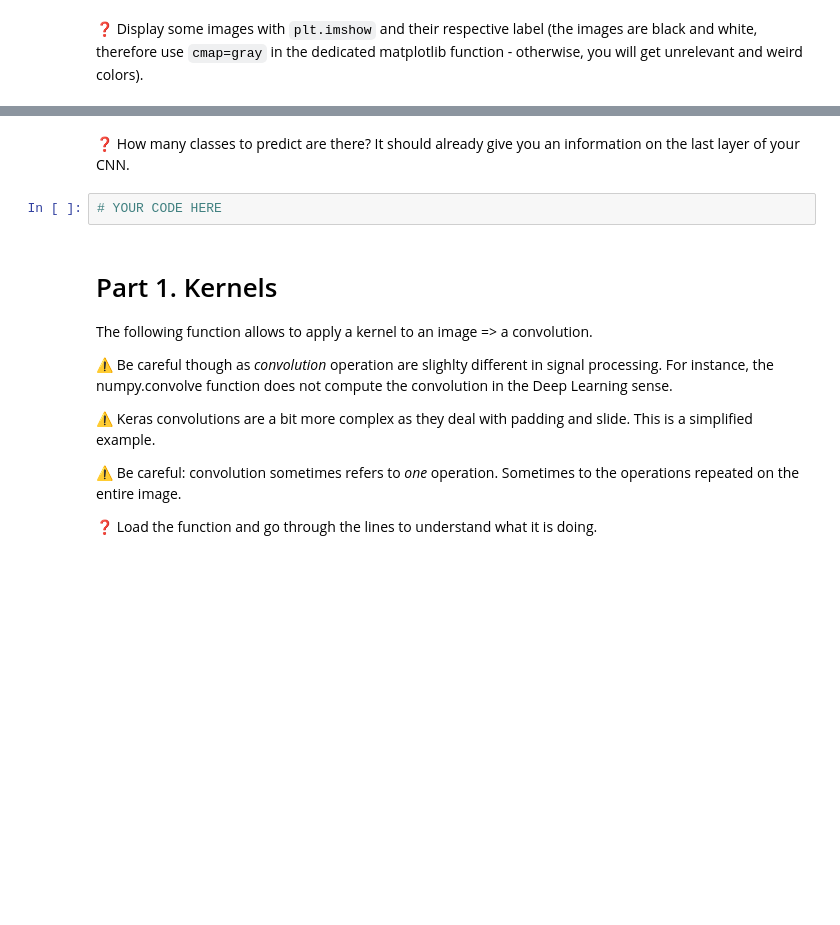
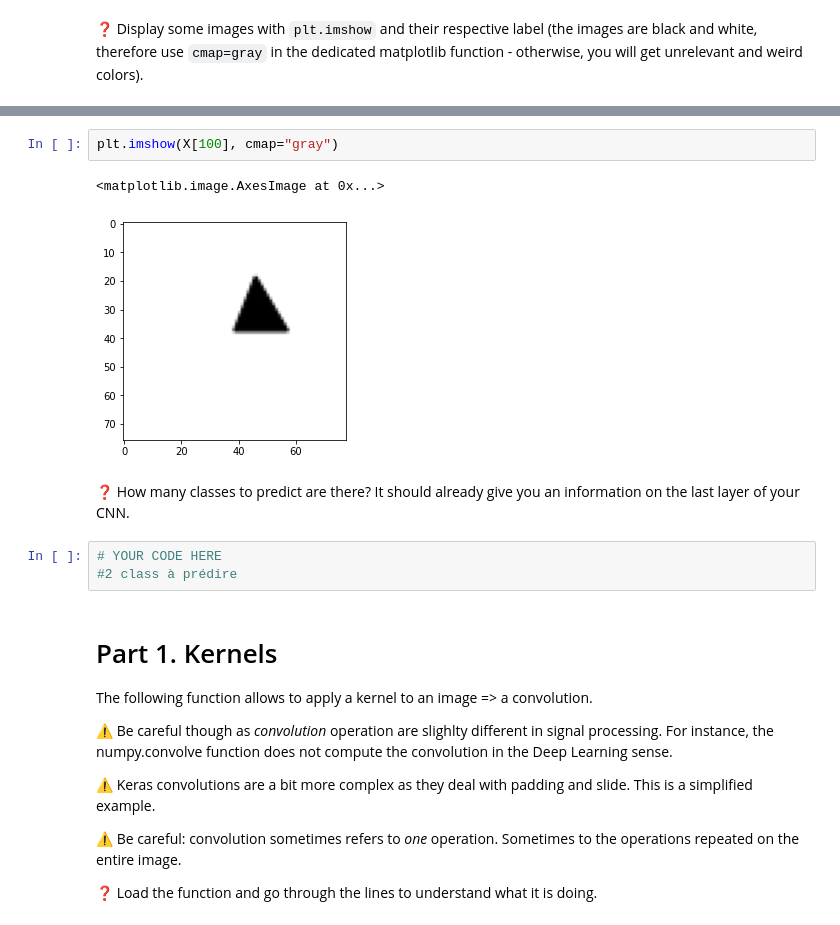
Before and after one commit to selmalopez/data-challenges, a Jupyter notebook: 06-Deep-Learning/03-Convolutional-Neural-Networks/02-Intuition-on-Convolutions/intuitions_on_convolutions.ipynb, the cells around one changed output, grey strips where cells are left out. Cells and saved outputs as stored; diff of their text form; blank space fills up the shorter version.

```diff
--- a/06-Deep-Learning/03-Convolutional-Neural-Networks/02-Intuition-on-Convolutions/intuitions_on_convolutions.ipynb
+++ b/06-Deep-Learning/03-Convolutional-Neural-Networks/02-Intuition-on-Convolutions/intuitions_on_convolutions.ipynb
@@ -81,7 +93,13 @@ have 3 channels, one for each color
+# %%
+plt.imshow(X[100], cmap="gray")
+# %% [output]
+<matplotlib.image.AxesImage at 0x...>
+[figure, added]
 # %% [markdown]
 ❓ How many classes to predict are there? It should already give you an information on the last layer of your CNN.
 # %%
 # YOUR CODE HERE
+#2 class à prédire
 # %% [markdown]
 # Part 1. Kernels
 
```
Also changed, not shown: parts of 17 cells of this notebook.
